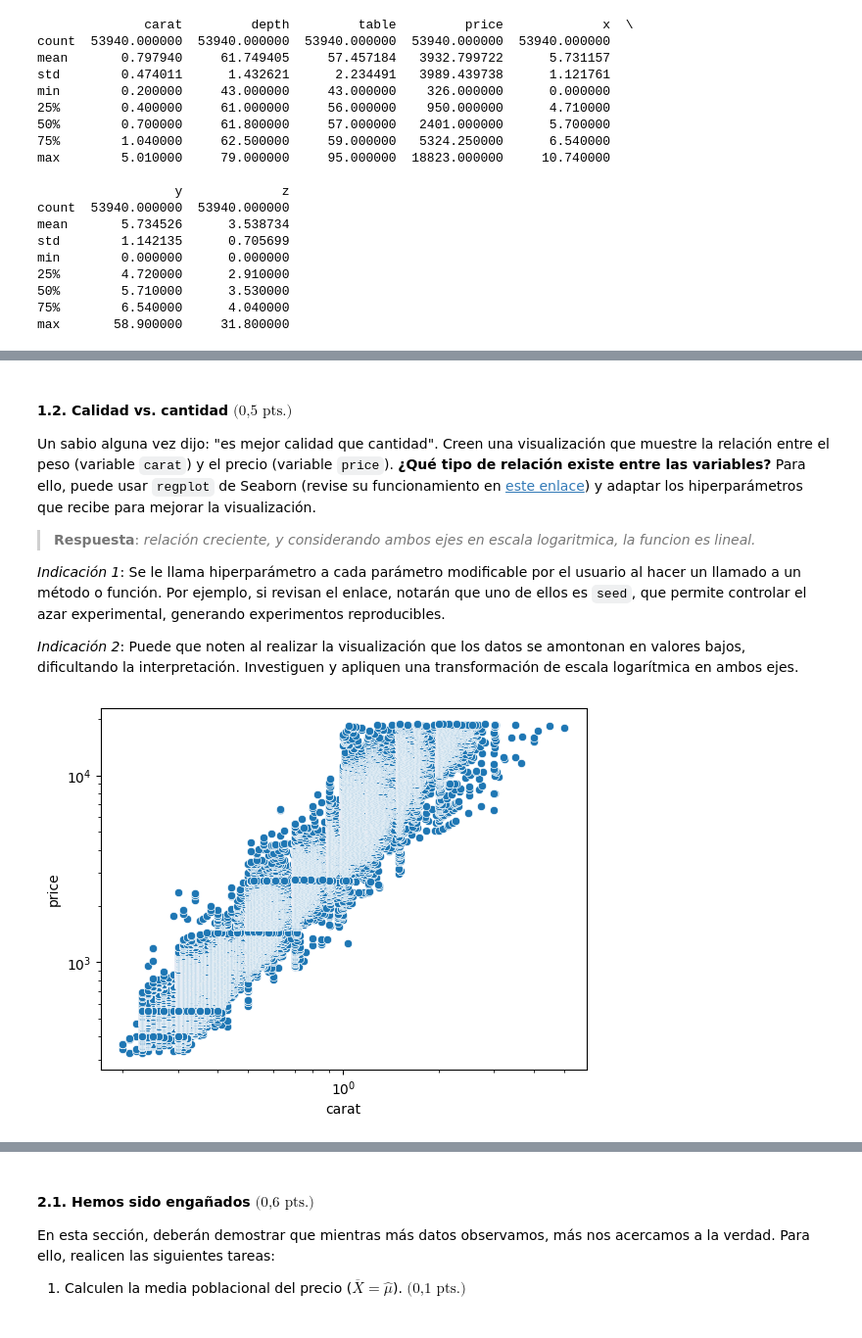
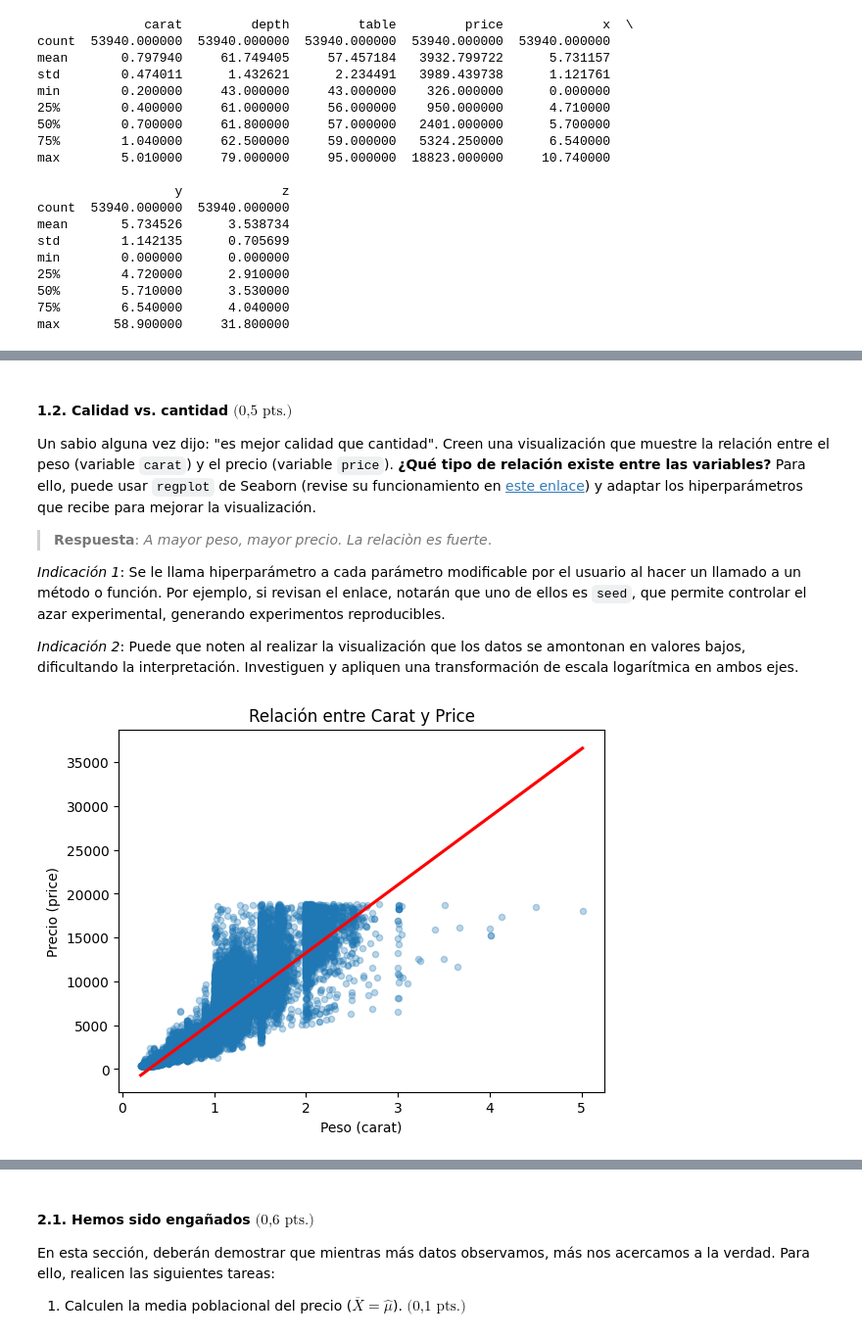
Before and after one commit to aarikuromaru-eng/cursoedv-tarea1-equipo22, a Jupyter notebook: tareaedv.ipynb, the cells around one changed output, grey strips where cells are left out. Shown at 98% size. Saved outputs shown, nothing was run; the diff lists cells and outputs as text; code cells hidden in the pictures.

```diff
--- a/tareaedv.ipynb
+++ b/tareaedv.ipynb
@@ -125,19 +139,20 @@ display(data_diamantes.describe())
 
 Un sabio alguna vez dijo: "es mejor calidad que cantidad". Creen una visualización que muestre la relación entre el peso (variable `carat`) y el precio (variable `price`). **¿Qué tipo de relación existe entre las variables?** Para ello, puede usar `regplot` de Seaborn (revise su funcionamiento en [este enlace](https://seaborn.pydata.org/generated/seaborn.regplot.html)) y adaptar los hiperparámetros que recibe para mejorar la visualización.
 
-> **Respuesta**: *relación creciente, y considerando ambos ejes en escala logaritmica, la funcion es lineal.*
+> **Respuesta**: *A mayor peso, mayor precio. La relaciòn es fuerte*.
 
 _Indicación 1_: Se le llama hiperparámetro a cada parámetro modificable por el usuario al hacer un llamado a un método o función. Por ejemplo, si revisan el enlace, notarán que uno de ellos es `seed`, que permite controlar el azar experimental, generando experimentos reproducibles.
 
 _Indicación 2_: Puede que noten al realizar la visualización que los datos se amontonan en valores bajos, dificultando la interpretación. Investiguen y apliquen una transformación de escala logarítmica en ambos ejes.
-# %%
-import matplotlib.pyplot as plt
-import seaborn as sns
-diamonds = sns.load_dataset("diamonds")
-graf=sns.scatterplot(
-    data=diamonds,
-    x="carat", y="price")
-graf.set(xscale="log", yscale="log")
-plt.show()
-# %% [output]
-[figure, removed]
+# %%
+import matplotlib.pyplot as plt
+import numpy as np
+
+#gráfico exploratorio (sin log)
+sns.regplot(x=(data_diamantes['carat']), y=(data_diamantes['price']), scatter_kws={'alpha':0.3, 's':20}, line_kws={'color':'red'}, data=data_diamantes)
+plt.title('Relación entre Carat y Price')
+plt.xlabel('Peso (carat)')
+plt.ylabel('Precio (price)')
+plt.show()
+# %% [output]
+[figure, added]
```
Also changed, not shown: parts of 26 cells of this notebook.
